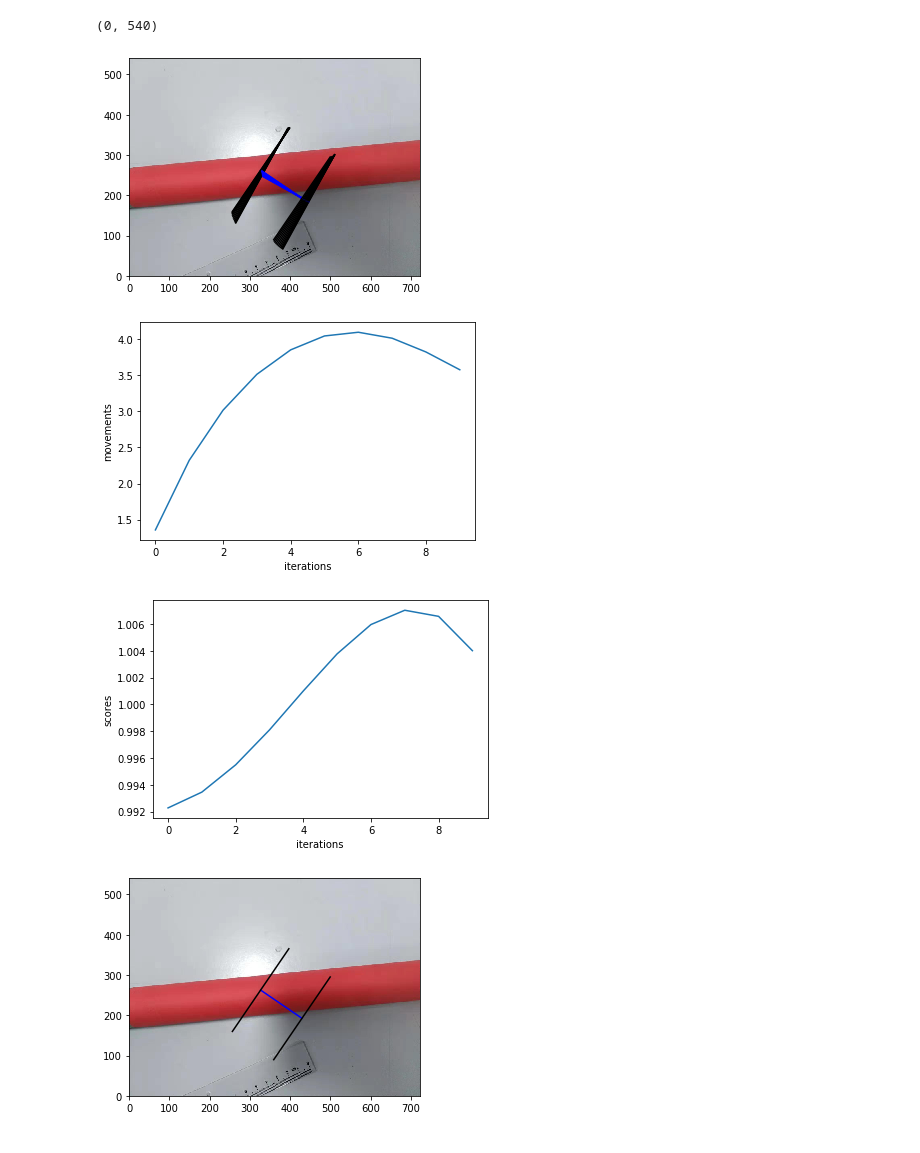
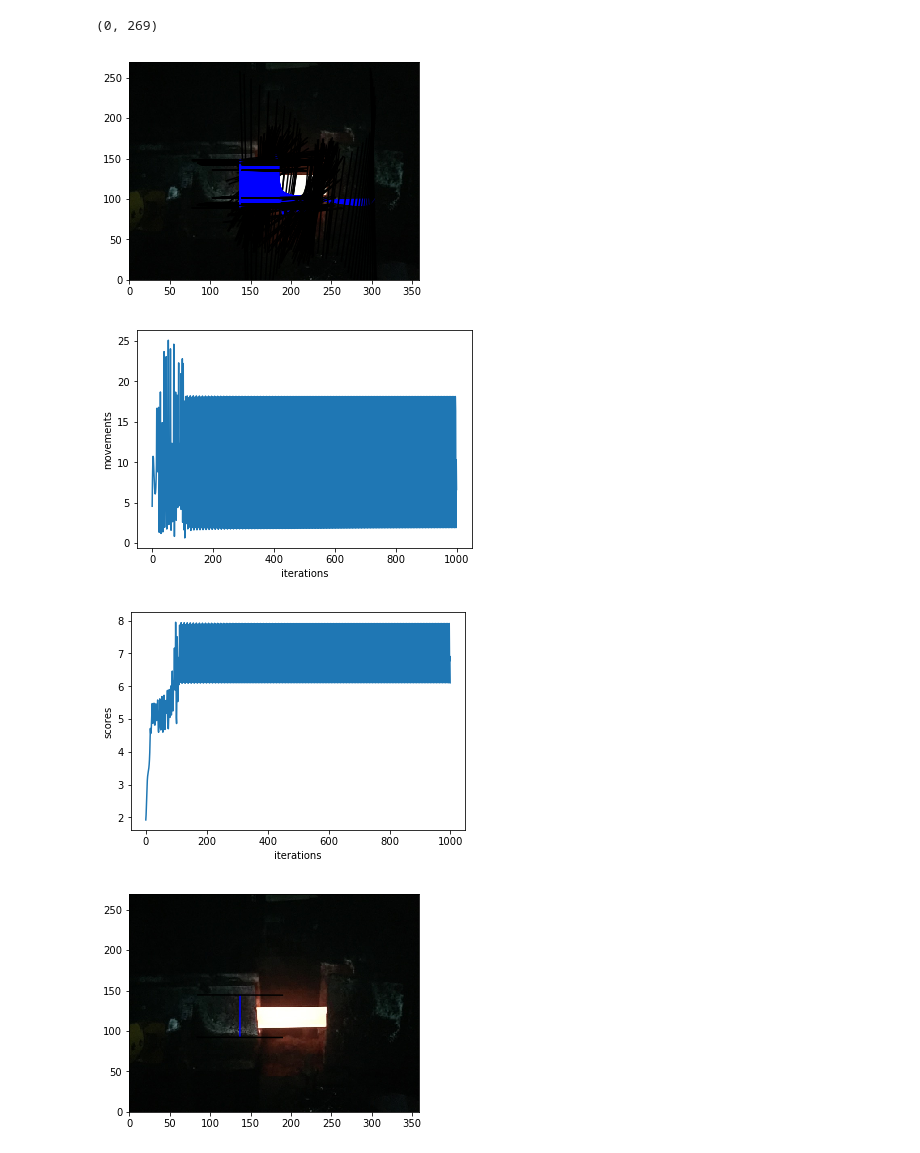
Before and after one commit to ChengYinghao/wireRod, a Jupyter notebook: gradient.ipynb, the cells around one changed output. Saved outputs shown, nothing was run; the diff lists cells and outputs as text; code cells hidden in the pictures.

```diff
--- a/gradient.ipynb
+++ b/gradient.ipynb
@@ -5,6 +8,6 @@ from skimage.filters import sobel_h,sobel_v,gaussian
 # %%
-img_raw = plt.imread("data/3.jpg")
-img_raw = img_raw[::2,::2]
+img_raw = plt.imread('./data/r3.jpg')
+img_raw = img_raw[::2, ::2]
 h, w = np.shape(img_raw)[:2]
 plt.imshow(img_raw, extent=(0,w,0,h))
 # %% [output]
@@ -61,22 +64,15 @@ plt.ylim(0,h)
 # %%
 ps = np.stack(np.meshgrid(np.arange(w),np.flip(np.arange(h))),-1)
 # %%
-def lines_mask(p1,p2,ps,thickness=1,expand=3):
-    dp = p2-p1
-    l = np.sqrt(np.sum(np.square(dp),-1))
-    n = dp/l
-    m = n@np.array([[0,-1],[1,0]])
+def lines_mask(p1,p2,ps,thickness=5):
+    n = p2-p1
+    n = n/np.sqrt(np.sum(np.square(n),-1))
 
     d1 = np.abs(np.sum((ps-p1)*n,-1))
     d2 = np.abs(np.sum((ps-p2)*n,-1))
-    dl = np.abs(np.sum((ps-p1)*m,-1))
 
-    line1 = np.clip(thickness/2-d1+expand,0.0,expand)/expand
-    line2 = np.clip(thickness/2-d2+expand,0.0,expand)/expand
-
-    cut = np.clip(l-dl+expand,0.0,expand)/expand
-    line1 *= cut
-    line2 *= cut
+    line1 = np.clip(thickness/2-d1,0.0,1.0)
+    line2 = np.clip(thickness/2-d2,0.0,1.0)
 
     return line1, line2
 
@@ -172,10 +168,9 @@ momentum = 1
 damping = 0.3
 
 length = np.sqrt(w*h)
-thickness = 1
-expand = 3
+thickness = 5
 
-pan_m = 0.0002*length*thickness
+pan_m = 0.0001*length*thickness
 rot_m = 0.002*length*length*thickness
 spr_m = 0.1*length
 
@@ -184,8 +179,8 @@ plot_ruler(p1,p2)
 mask1, mask2 = lines_mask(p1,p2,ps,thickness)
 mask_all = mask1+mask2
 
-for i in range(10):
-    mask1, mask2 = lines_mask(p1,p2,ps,thickness,expand)
+for i in range(1000):
+    mask1, mask2 = lines_mask(p1,p2,ps,thickness)
     mask_all = mask1+mask2
 
     pc = (p1+p2)/2
@@ -230,7 +225,8 @@ for i in range(10):
     # score = compute_score(mask_all,edges)
     scores.append(score)
 
-    print(f"step={len(movements)}, movement={movement:.2f}, score={score:.2f}")
+    # print(f"step={len(movements)}, movement={movement:.2f}, score={score:.2f}")
+    print('step={}'.format(len(movements), 'movement={}'.format(movement)), 'score={}'.format(score))
     plot_ruler(p1,p2)
 
     if len(movements)>5:
@@ -270,5 +273,5 @@ step=10, movement=3.58, score=1.00
-(0, 540)
+(0, 269)
-[figure, old version]
+[figure, new version]
-[figure, old version]
+[figure, new version]
-[figure, old version]
+[figure, new version]
-[figure, old version]
+[figure, new version]
```
Also changed, not shown: parts of 14 cells of this notebook, 3 other files.
